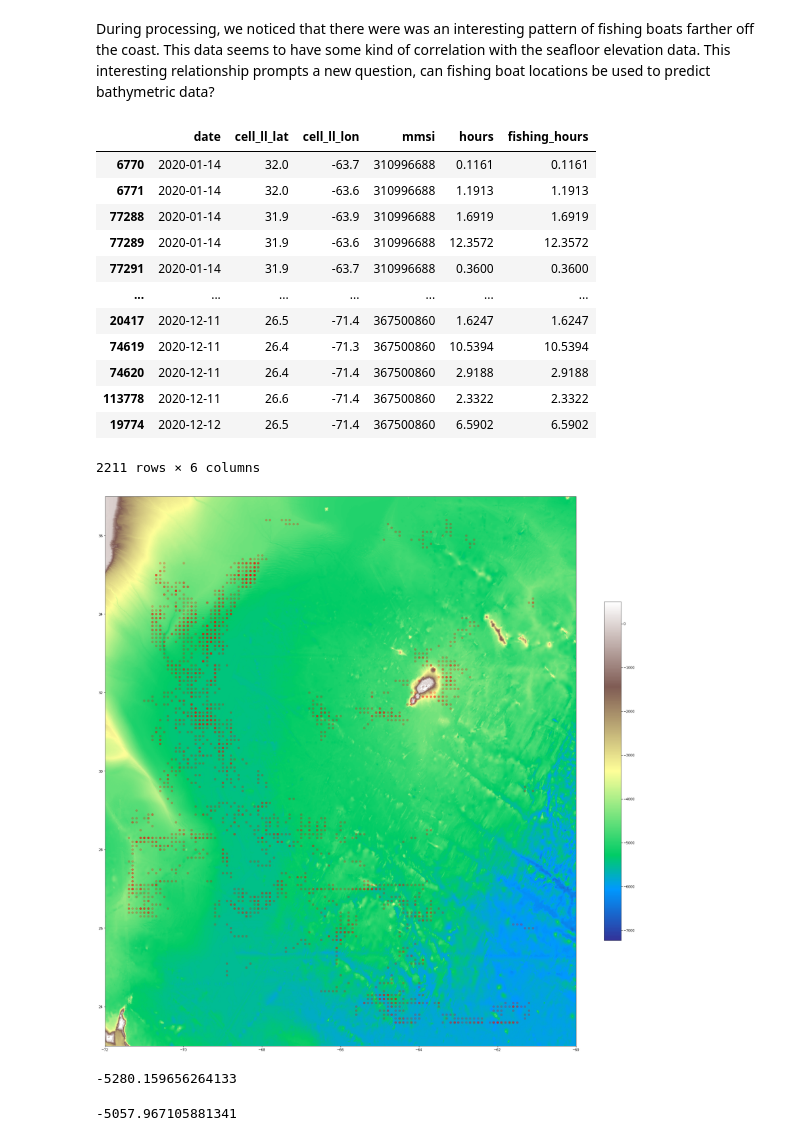
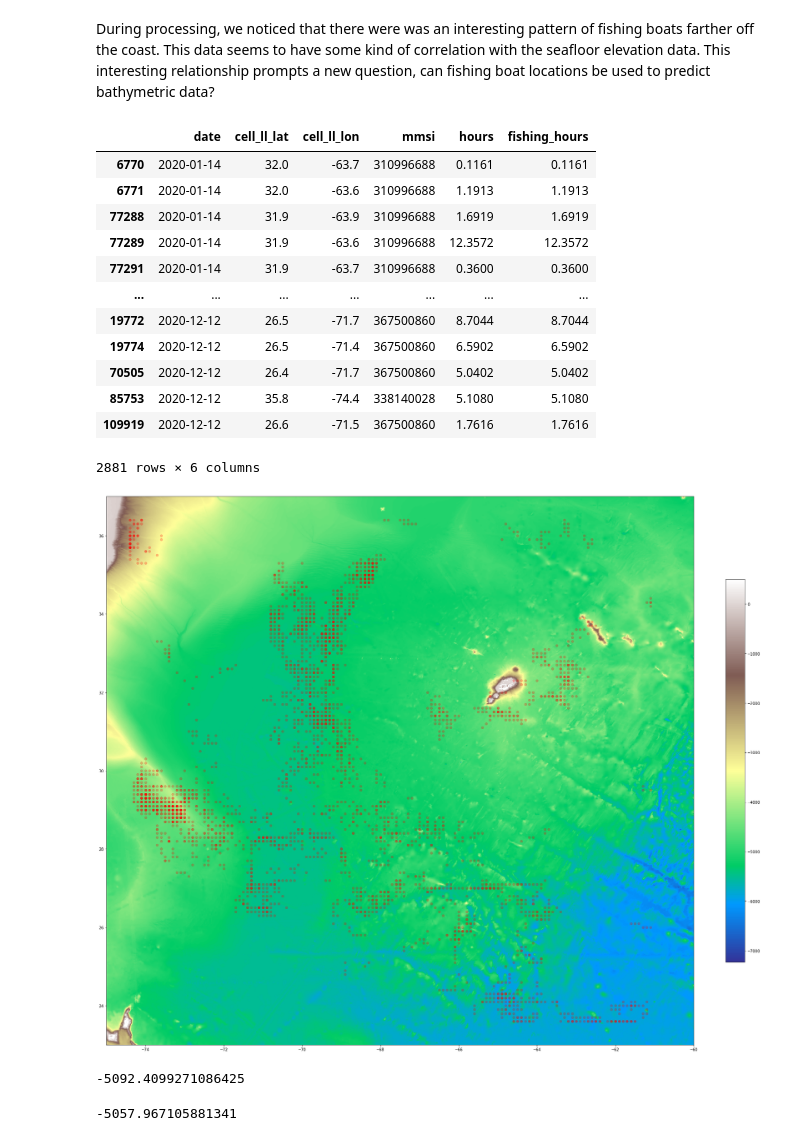
Before and after one commit to WillySwain/Fishwrecks, a Jupyter notebook: Project2.ipynb, the cells around one changed output. Drawn from its saved outputs; the diff is of its cells as text; code cells hidden in the pictures.

```diff
--- a/Project2.ipynb
+++ b/Project2.ipynb
@@ -234,31 +234,31 @@ df
 During processing, we noticed that there were was an interesting pattern of fishing boats farther off the coast. This data seems to have some kind of correlation with the seafloor elevation data. This interesting relationship prompts a new question, can fishing boat locations be used to predict bathymetric data?
 # %%
 plt.figure(figsize=(30, 30))
-plt.imshow(df, cmap="terrain", interpolation="none", extent=[-72, -60, 23, 37])
+plt.imshow(df, cmap="terrain", interpolation="none", extent=[-75, -60, 23, 37])
 vessels_overlay = vessels_df.copy()
 vessels_overlay = vessels_overlay[vessels_overlay.cell_ll_lat > 23.5]
 vessels_overlay = vessels_overlay[vessels_overlay.cell_ll_lat < 36.5]
 vessels_overlay = vessels_overlay[vessels_overlay.cell_ll_lon < -61]
-vessels_overlay = vessels_overlay[vessels_overlay.cell_ll_lon > -71.5]
+vessels_overlay = vessels_overlay[vessels_overlay.cell_ll_lon > -74.5]
 
 plt.colorbar(fraction=0.03)
 plt.scatter(vessels_overlay['cell_ll_lon'], vessels_overlay['cell_ll_lat'], vmin=0, vmax=6, color="red", alpha=0.25)
 vessels_overlay
 # %% [output]
 |  | date | cell_ll_lat | cell_ll_lon | mmsi | hours | fishing_hours |
 | 6770 | 2020-01-14 | 32.0 | -63.7 | 310996688 | 0.1161 | 0.1161 |
 | 6771 | 2020-01-14 | 32.0 | -63.6 | 310996688 | 1.1913 | 1.1913 |
 | 77288 | 2020-01-14 | 31.9 | -63.9 | 310996688 | 1.6919 | 1.6919 |
 | 77289 | 2020-01-14 | 31.9 | -63.6 | 310996688 | 12.3572 | 12.3572 |
 | 77291 | 2020-01-14 | 31.9 | -63.7 | 310996688 | 0.3600 | 0.3600 |
 | ... | ... | ... | ... | ... | ... | ... |
-| 20417 | 2020-12-11 | 26.5 | -71.4 | 367500860 | 1.6247 | 1.6247 |
-| 74619 | 2020-12-11 | 26.4 | -71.3 | 367500860 | 10.5394 | 10.5394 |
-| 74620 | 2020-12-11 | 26.4 | -71.4 | 367500860 | 2.9188 | 2.9188 |
-| 113778 | 2020-12-11 | 26.6 | -71.4 | 367500860 | 2.3322 | 2.3322 |
+| 19772 | 2020-12-12 | 26.5 | -71.7 | 367500860 | 8.7044 | 8.7044 |
 | 19774 | 2020-12-12 | 26.5 | -71.4 | 367500860 | 6.5902 | 6.5902 |
+| 70505 | 2020-12-12 | 26.4 | -71.7 | 367500860 | 5.0402 | 5.0402 |
+| 85753 | 2020-12-12 | 35.8 | -74.4 | 338140028 | 5.1080 | 5.1080 |
+| 109919 | 2020-12-12 | 26.6 | -71.5 | 367500860 | 1.7616 | 1.7616 |
-2211 rows × 6 columns
+2881 rows × 6 columns
-[figure, old version]
+[figure, new version]
 # %%
 longs = df.columns
 lats = df.index
@@ -280,7 +280,7 @@ def matcher(x):
 vessels_overlay['Depth']=vessels_overlay.apply(matcher,axis=1)
 vessels_overlay['Depth'].sum()/vessels_overlay.shape[0] #average ship depth
 # %% [output]
--5280.159656264133
+-5092.4099271086425
 # %%
 df.mean().mean() #average depth
 # %% [output]
```
